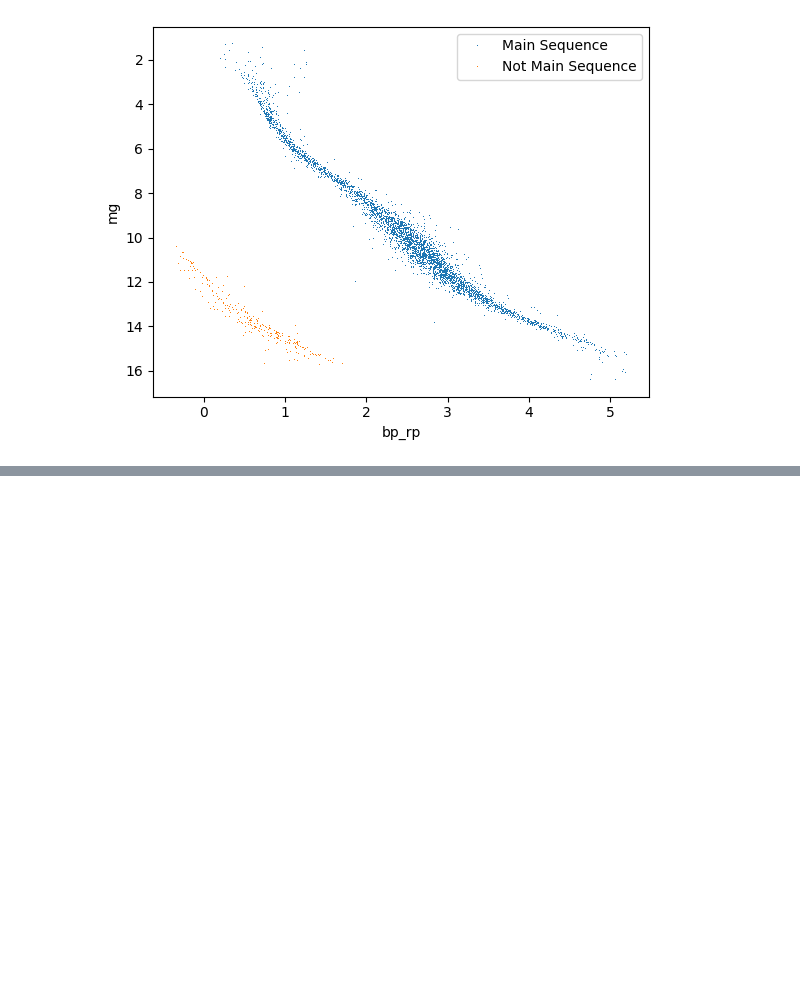
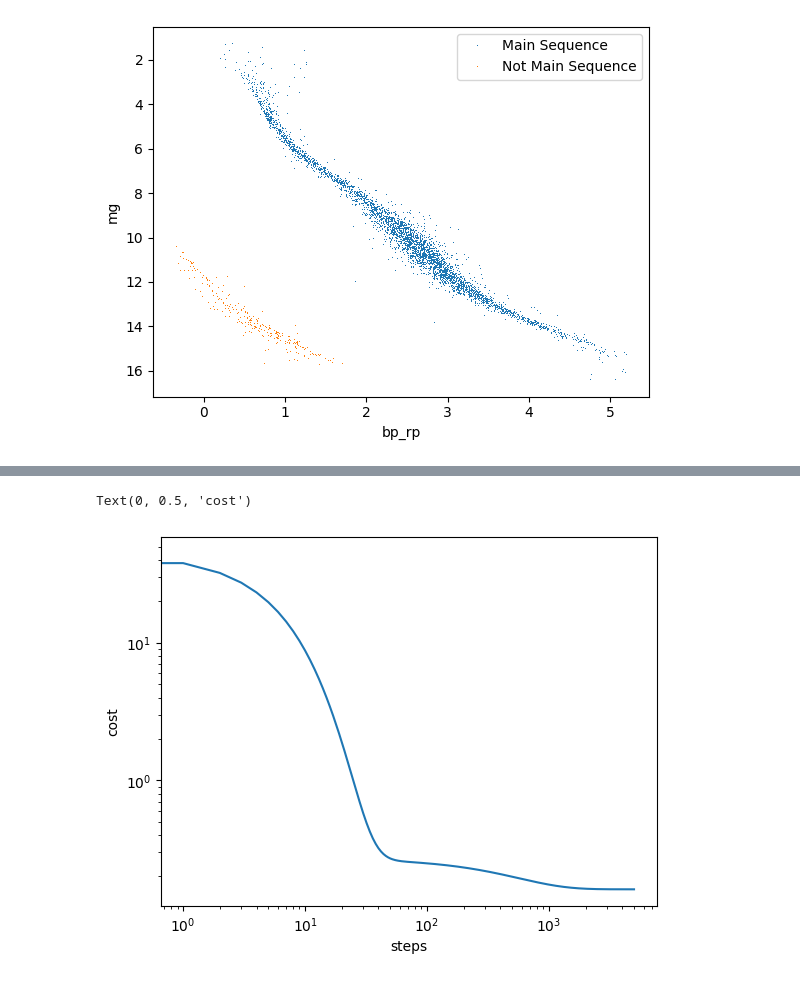
Before and after one commit to uo-phys/comp-phys-26, a Jupyter notebook: notebooks/Intro to Machine Learning (w Gaia).ipynb, the cells around one changed output, grey strips where cells are left out. Saved outputs shown, nothing was run; the diff lists cells and outputs as text; code cells hidden in the pictures; blank space fills up the shorter version.

```diff
--- a/notebooks/Intro to Machine Learning (w Gaia).ipynb
+++ b/notebooks/Intro to Machine Learning (w Gaia).ipynb
@@ -59,7 +59,19 @@ mg = mg[ms_sel]
 # write a function to build the hypothesis function based on given weight
 #   expected arguments: theta_0, theta_1
 #.     return a function
+def build_hypothesis(theta_0, theta_1):
+    def h(x):
+        return theta_0 + theta_1 * x
+    return h
 
 # implement MSE cost function
 #     expected arguments: theta_0, theta_1, x=bp_rp, y=mg
 #.       return cost (scaler)
+def cost(theta_0, theta_1, x=bp_rp, y=mg):
+    m = len(x)
+    h = build_hypothesis(theta_0, theta_1)
+
+    return 1/(2*m) * np.sum(np.square(h(x) - y))
+# %%
+theta_0, theta_1 = 0, 0
+print(cost(theta_0, theta_1))
@@ -65,0 +92,23 @@ mg = mg[ms_sel]
+# %%
+m = len(bp_rp)
+alpha = 0.01
+nsteps = 5_000
+
+thetas = np.zeros((nsteps, 2))
+costs = np.zeros(nsteps)
+
+for i in range(nsteps):
+    h = build_hypothesis(theta_0, theta_1)
+
+    theta_0 -= alpha/m * np.sum(h(bp_rp) - mg)
+    theta_1 -= alpha/m * np.sum((h(bp_rp) - mg) * bp_rp)
+
+    thetas[i] = theta_0, theta_1
+    costs[i] = cost(theta_0, theta_1)
+# %%
+plt.loglog(costs)
+plt.xlabel('steps')
+plt.ylabel('cost')
+# %% [output]
+Text(0, 0.5, 'cost')
+[figure, added]
```
Also changed, not shown: parts of 2 cells of this notebook.
